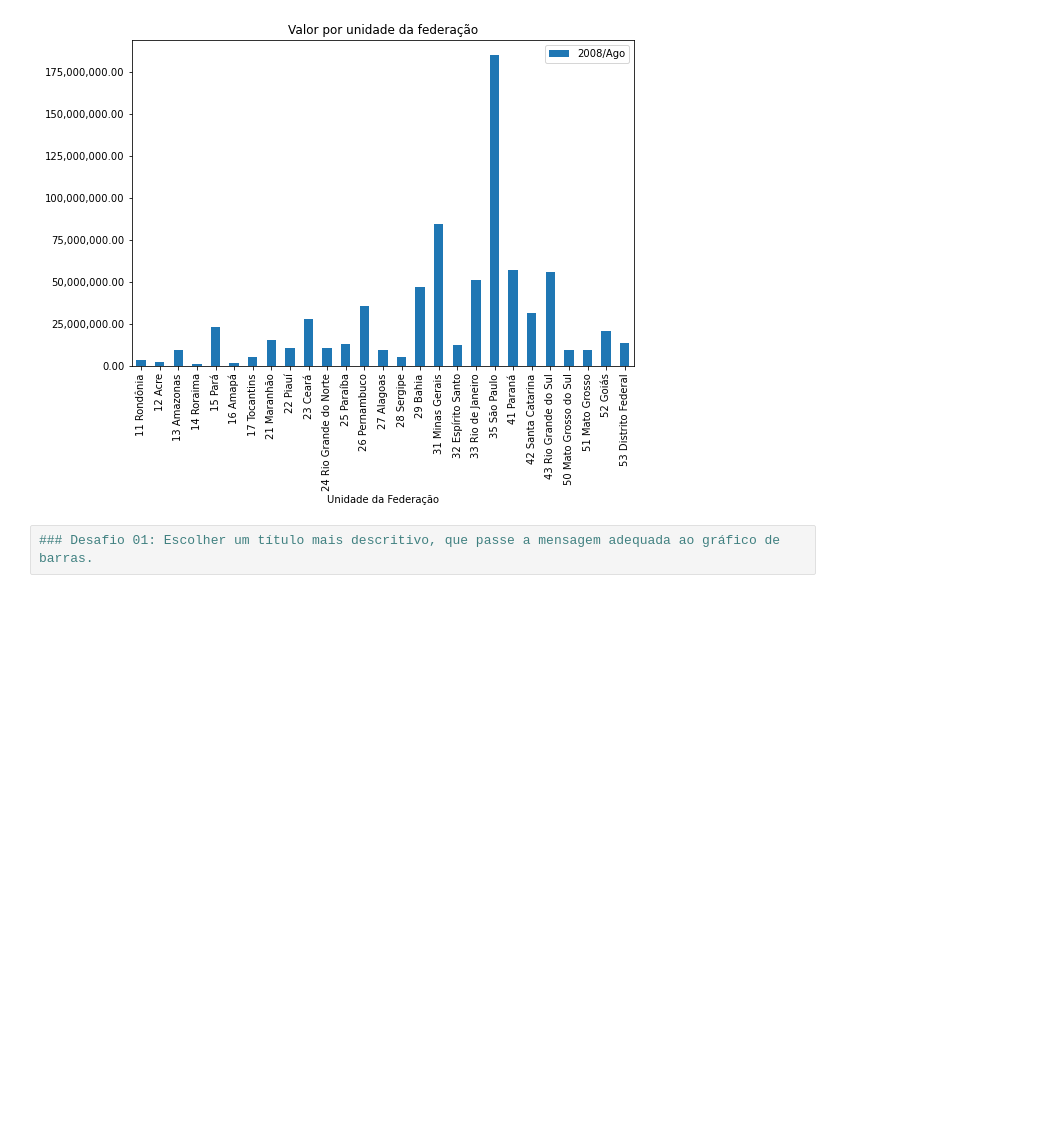
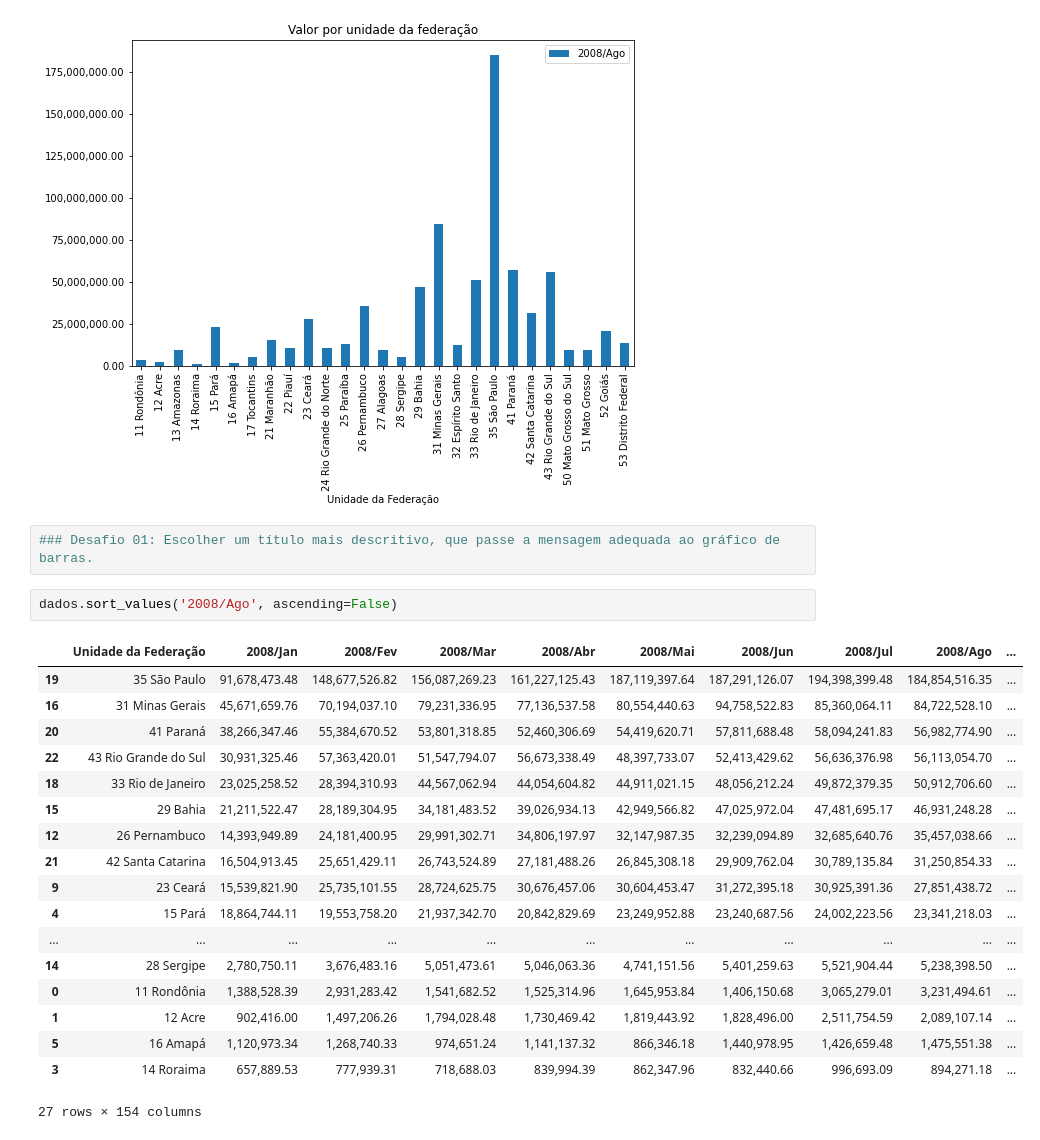
Before and after one commit to diogoslz/Bootcamp-Datascience_old, a Jupyter notebook: Bootcamp Datascience.ipynb, the cells around one changed output. Saved outputs shown, nothing was run; the diff lists cells and outputs as text; blank space fills up the shorter version.

```diff
--- a/Bootcamp Datascience.ipynb
+++ b/Bootcamp Datascience.ipynb
@@ -63,4 +63,25 @@ plt.show()
 [figure]
 # %%
 ### Desafio 01: Escolher um título mais descritivo, que passe a mensagem adequada ao gráfico de barras.
+# %%
+dados.sort_values('2008/Ago', ascending=False)
+# %% [output]
+|  | Unidade da Federação | 2008/Jan | 2008/Fev | 2008/Mar | 2008/Abr | 2008/Mai | 2008/Jun | 2008/Jul | 2008/Ago | ... |
+| 19 | 35 São Paulo | 91,678,473.48 | 148,677,526.82 | 156,087,269.23 | 161,227,125.43 | 187,119,397.64 | 187,291,126.07 | 194,398,399.48 | 184,854,516.35 | ... |
+| 16 | 31 Minas Gerais | 45,671,659.76 | 70,194,037.10 | 79,231,336.95 | 77,136,537.58 | 80,554,440.63 | 94,758,522.83 | 85,360,064.11 | 84,722,528.10 | ... |
+| 20 | 41 Paraná | 38,266,347.46 | 55,384,670.52 | 53,801,318.85 | 52,460,306.69 | 54,419,620.71 | 57,811,688.48 | 58,094,241.83 | 56,982,774.90 | ... |
+| 22 | 43 Rio Grande do Sul | 30,931,325.46 | 57,363,420.01 | 51,547,794.07 | 56,673,338.49 | 48,397,733.07 | 52,413,429.62 | 56,636,376.98 | 56,113,054.70 | ... |
+| 18 | 33 Rio de Janeiro | 23,025,258.52 | 28,394,310.93 | 44,567,062.94 | 44,054,604.82 | 44,911,021.15 | 48,056,212.24 | 49,872,379.35 | 50,912,706.60 | ... |
+| 15 | 29 Bahia | 21,211,522.47 | 28,189,304.95 | 34,181,483.52 | 39,026,934.13 | 42,949,566.82 | 47,025,972.04 | 47,481,695.17 | 46,931,248.28 | ... |
+| 12 | 26 Pernambuco | 14,393,949.89 | 24,181,400.95 | 29,991,302.71 | 34,806,197.97 | 32,147,987.35 | 32,239,094.89 | 32,685,640.76 | 35,457,038.66 | ... |
+| 21 | 42 Santa Catarina | 16,504,913.45 | 25,651,429.11 | 26,743,524.89 | 27,181,488.26 | 26,845,308.18 | 29,909,762.04 | 30,789,135.84 | 31,250,854.33 | ... |
+| 9 | 23 Ceará | 15,539,821.90 | 25,735,101.55 | 28,724,625.75 | 30,676,457.06 | 30,604,453.47 | 31,272,395.18 | 30,925,391.36 | 27,851,438.72 | ... |
+| 4 | 15 Pará | 18,864,744.11 | 19,553,758.20 | 21,937,342.70 | 20,842,829.69 | 23,249,952.88 | 23,240,687.56 | 24,002,223.56 | 23,341,218.03 | ... |
+| ... | ... | ... | ... | ... | ... | ... | ... | ... | ... | ... |
+| 14 | 28 Sergipe | 2,780,750.11 | 3,676,483.16 | 5,051,473.61 | 5,046,063.36 | 4,741,151.56 | 5,401,259.63 | 5,521,904.44 | 5,238,398.50 | ... |
+| 0 | 11 Rondônia | 1,388,528.39 | 2,931,283.42 | 1,541,682.52 | 1,525,314.96 | 1,645,953.84 | 1,406,150.68 | 3,065,279.01 | 3,231,494.61 | ... |
+| 1 | 12 Acre | 902,416.00 | 1,497,206.26 | 1,794,028.48 | 1,730,469.42 | 1,819,443.92 | 1,828,496.00 | 2,511,754.59 | 2,089,107.14 | ... |
+| 5 | 16 Amapá | 1,120,973.34 | 1,268,740.33 | 974,651.24 | 1,141,137.32 | 866,346.18 | 1,440,978.95 | 1,426,659.48 | 1,475,551.38 | ... |
+| 3 | 14 Roraima | 657,889.53 | 777,939.31 | 718,688.03 | 839,994.39 | 862,347.96 | 832,440.66 | 996,693.09 | 894,271.18 | ... |
+27 rows × 154 columns
 # %%
```
Also changed, not shown: parts of 1 cell of this notebook.
